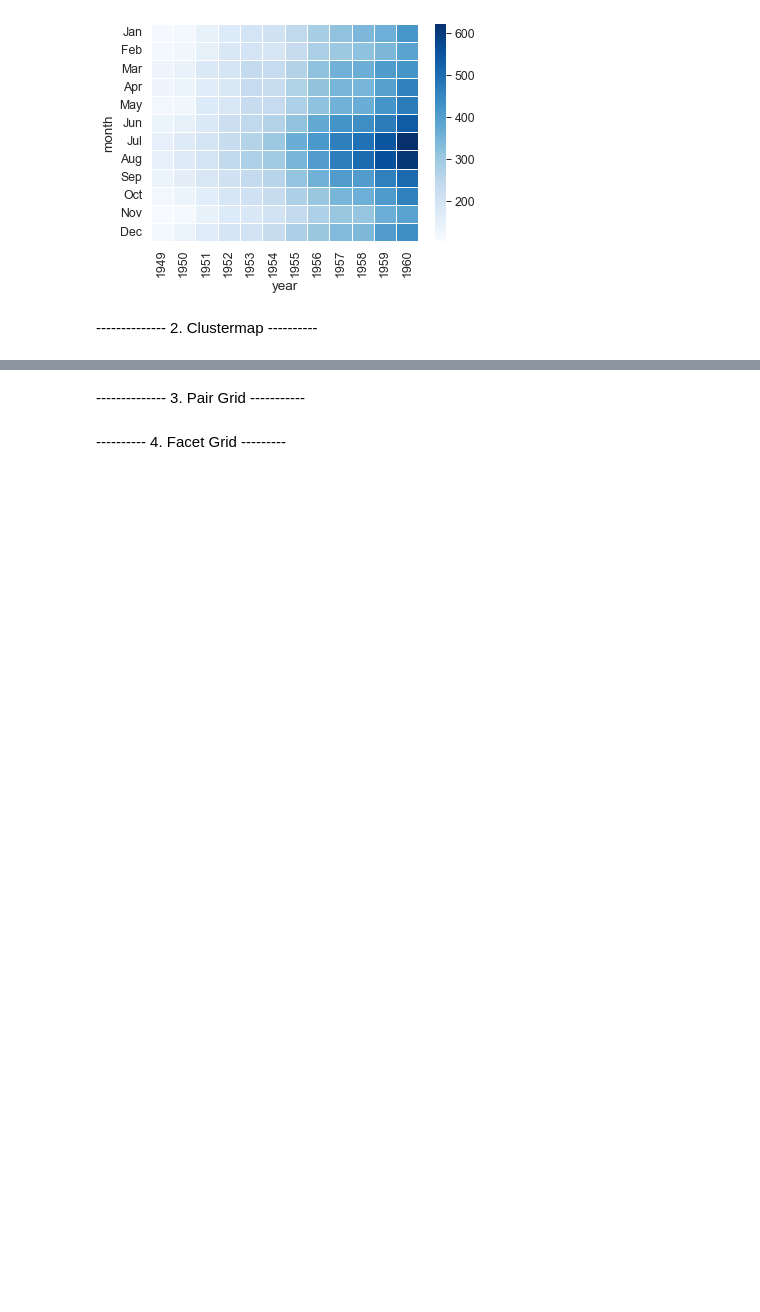
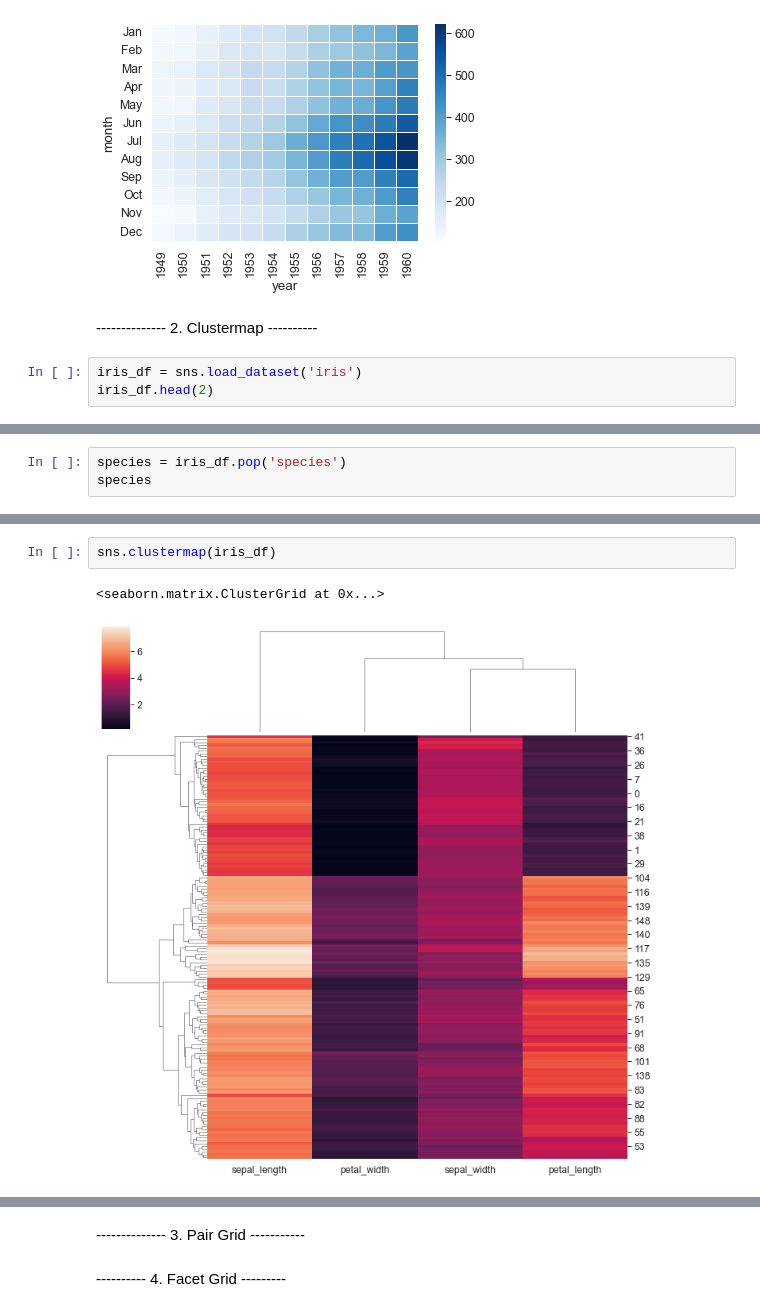
Before and after one commit to otkhwae/Seaborn, a Jupyter notebook: Seaborn_tut.ipynb, the cells around one changed output, grey strips where cells are left out. Cells and saved outputs as stored; diff of their text form; blank space fills up the shorter version.

Commit message:
Cluster map

```diff
--- a/Seaborn_tut.ipynb
+++ b/Seaborn_tut.ipynb
@@ -228,3 +228,6 @@ sns.heatmap(flights,cmap='Blues',linecolor='white',linewidths=1)
 [figure]
 # %% [markdown]
 -------------- 2. Clustermap ----------
+# %%
+iris_df = sns.load_dataset('iris')
+iris_df.head(2)
@@ -230,0 +238,3 @@ sns.heatmap(flights,cmap='Blues',linecolor='white',linewidths=1)
+# %%
+species = iris_df.pop('species')
+species
@@ -230,0 +254,5 @@ sns.heatmap(flights,cmap='Blues',linecolor='white',linewidths=1)
+# %%
+sns.clustermap(iris_df)
+# %% [output]
+<seaborn.matrix.ClusterGrid at 0x...>
+[figure, added]
```
Also changed, not shown: parts of 3 cells of this notebook.
